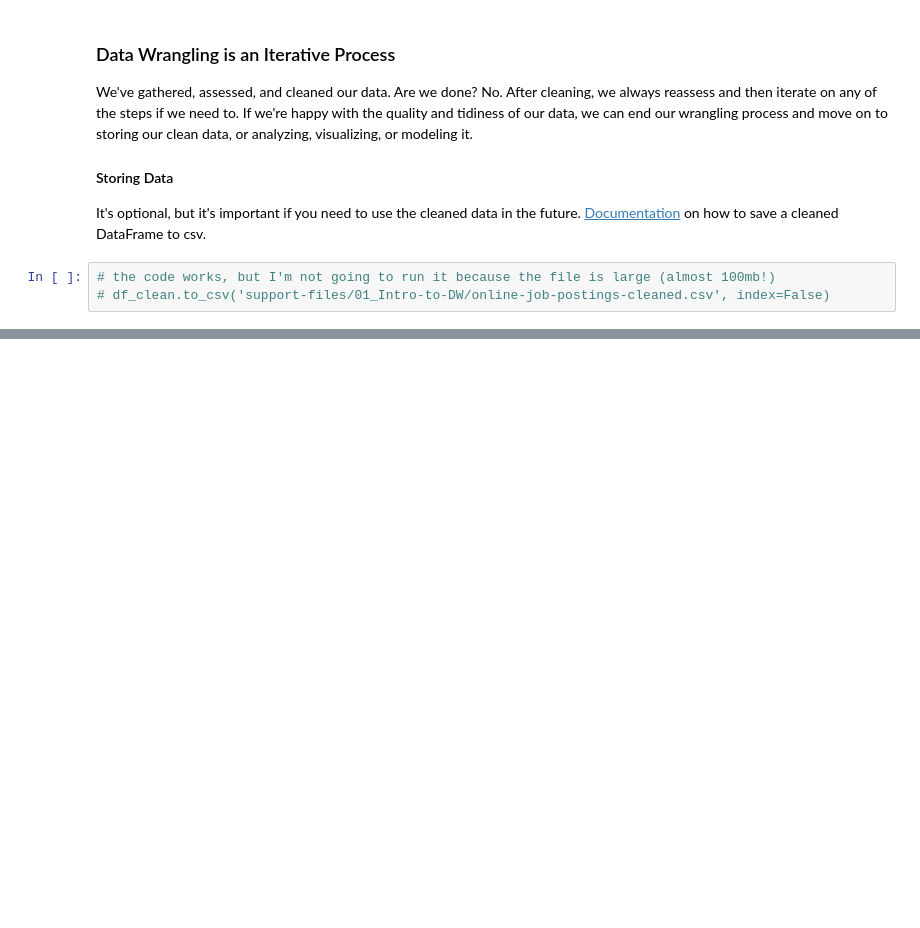
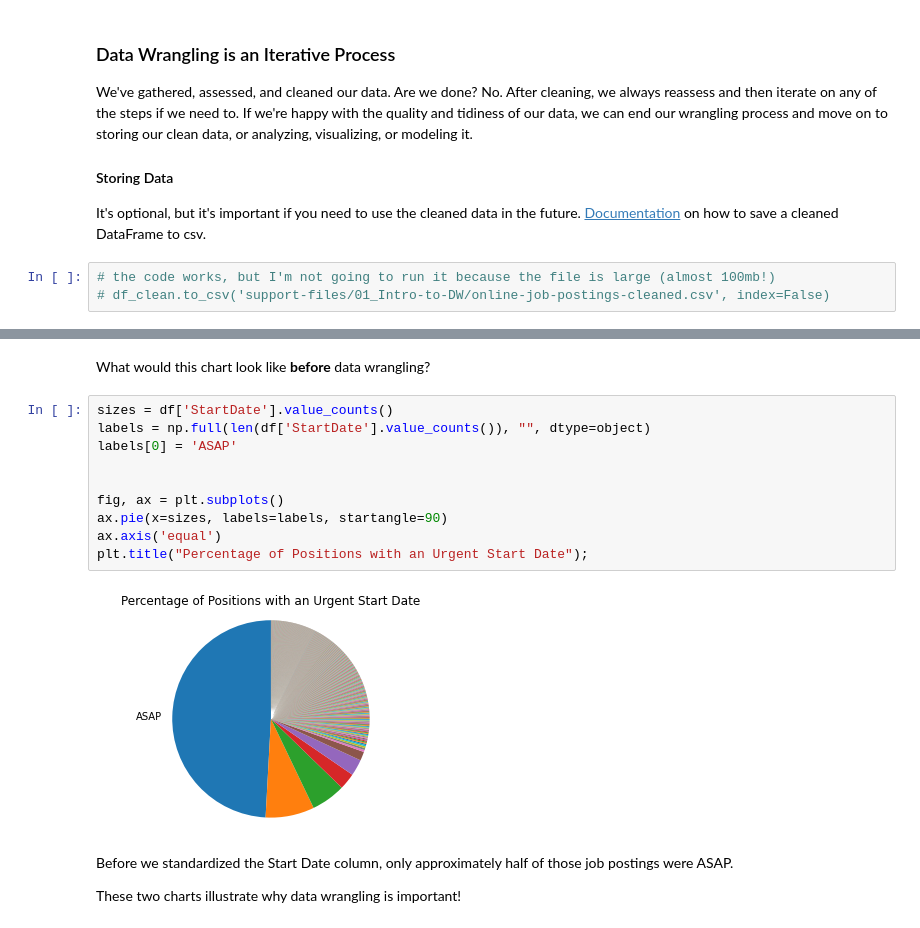
Before and after one commit to tharcyla/data-wrangling, a Jupyter notebook: 01_Intro-to-Data-Wrangling.ipynb, the cells around one changed output, grey strips where cells are left out. Drawn from its saved outputs; the diff is of its cells as text; blank space fills up the shorter version.

```diff
--- a/01_Intro-to-Data-Wrangling.ipynb
+++ b/01_Intro-to-Data-Wrangling.ipynb
@@ -329,0 +363,18 @@ It's optional, but it's important if you need to use the cleaned data in the fut
+# %% [markdown]
+What would this chart look like **before** data wrangling?
+# %%
+sizes = df['StartDate'].value_counts()
+labels = np.full(len(df['StartDate'].value_counts()), "", dtype=object)
+labels[0] = 'ASAP'
+
+
+fig, ax = plt.subplots()
+ax.pie(x=sizes, labels=labels, startangle=90)
+ax.axis('equal')
+plt.title("Percentage of Positions with an Urgent Start Date");
+# %% [output]
+[figure, added]
+# %% [markdown]
+Before we standardized the Start Date column, only approximately half of those job postings were ASAP.
+
+These two charts illustrate why data wrangling is important!
```
Also changed, not shown: parts of 10 cells of this notebook.
